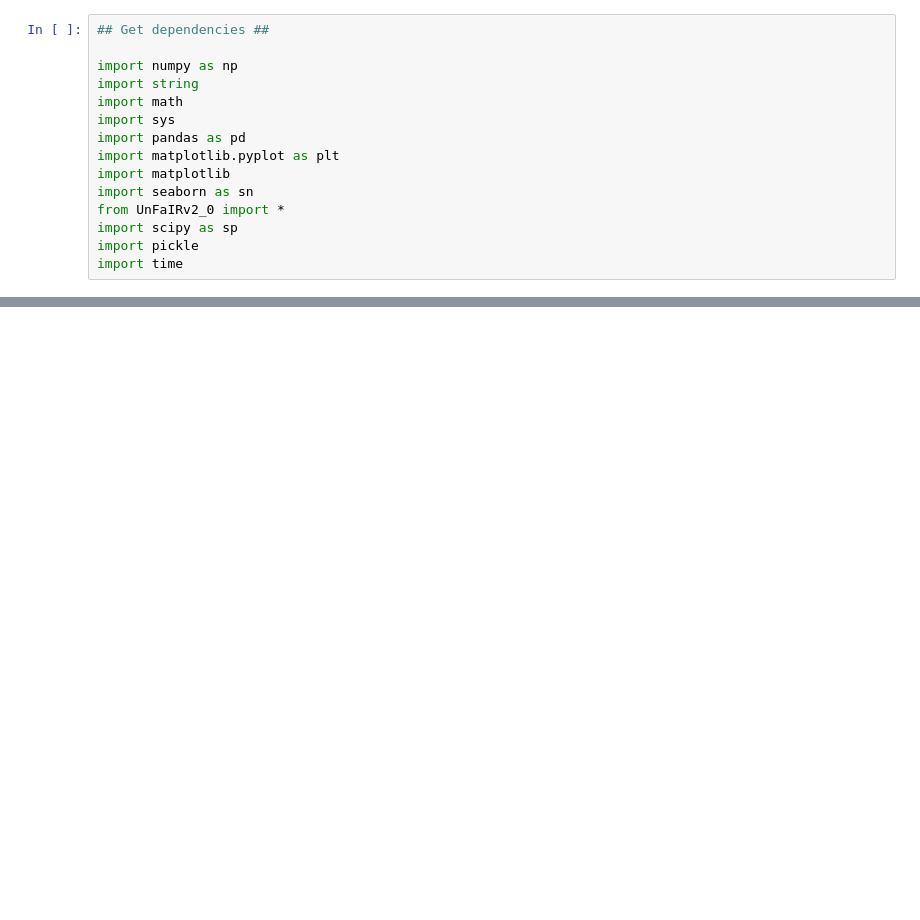
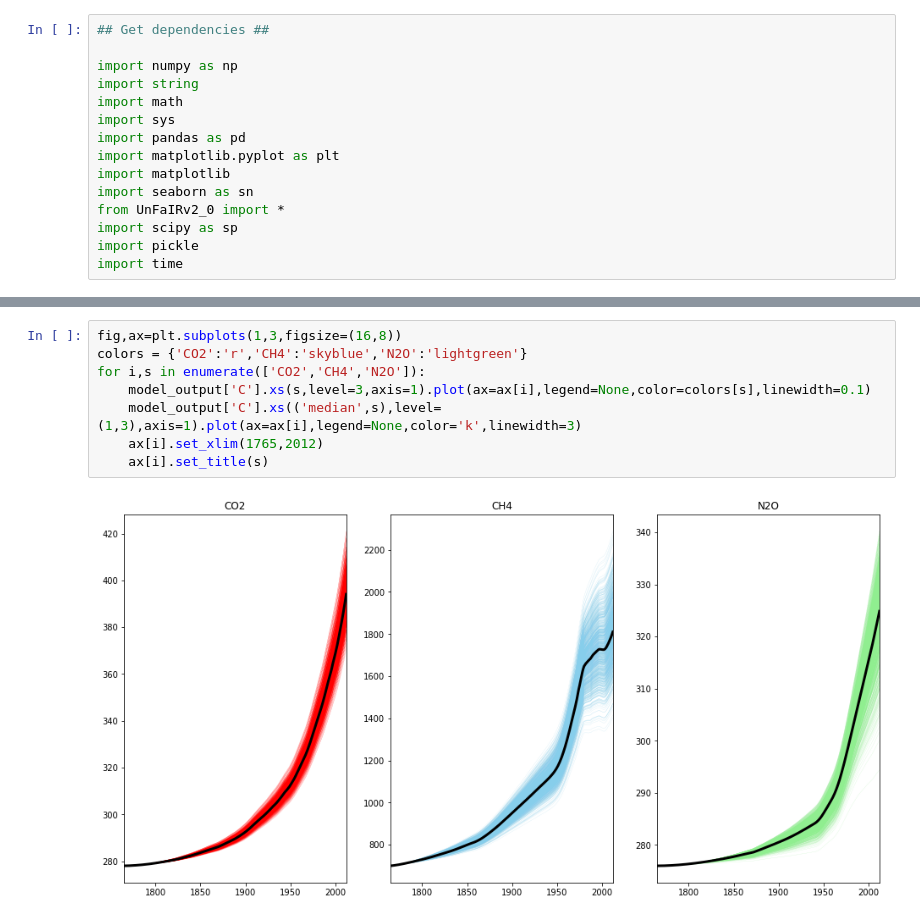
Before and after one commit to stujen/fiveEqSCM, a Jupyter notebook: UnFaIRv2.0/Testing UnFaIR Notebook.ipynb, the cells around one changed output, grey strips where cells are left out. Saved outputs shown, nothing was run; the diff lists cells and outputs as text; blank space fills up the shorter version.

```diff
--- a/UnFaIRv2.0/Testing UnFaIR Notebook.ipynb
+++ b/UnFaIRv2.0/Testing UnFaIR Notebook.ipynb
@@ -54,0 +50,10 @@ model_run['T'].plot(legend=None,color='r',linewidth=0.1)
+# %%
+fig,ax=plt.subplots(1,3,figsize=(16,8))
+colors = {'CO2':'r','CH4':'skyblue','N2O':'lightgreen'}
+for i,s in enumerate(['CO2','CH4','N2O']):
+    model_output['C'].xs(s,level=3,axis=1).plot(ax=ax[i],legend=None,color=colors[s],linewidth=0.1)
+    model_output['C'].xs(('median',s),level=(1,3),axis=1).plot(ax=ax[i],legend=None,color='k',linewidth=3)
+    ax[i].set_xlim(1765,2012)
+    ax[i].set_title(s)
+# %% [output]
+[figure, added]
```
Also changed, not shown: parts of 4 cells of this notebook, 14 other files.
